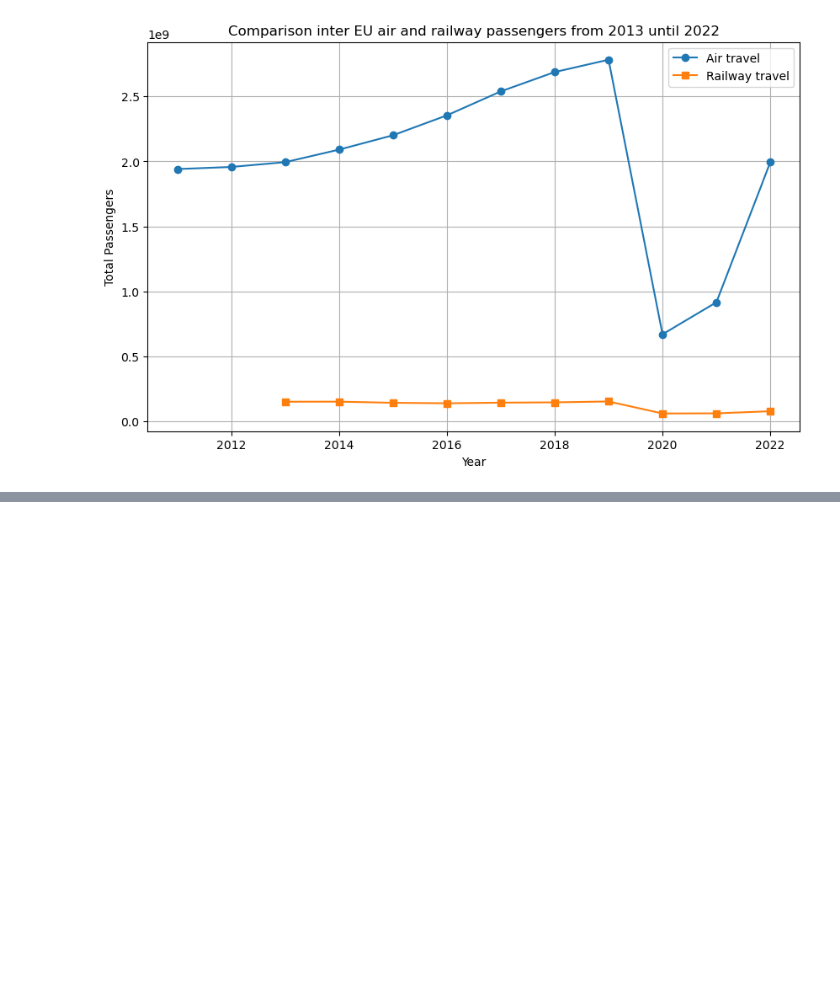
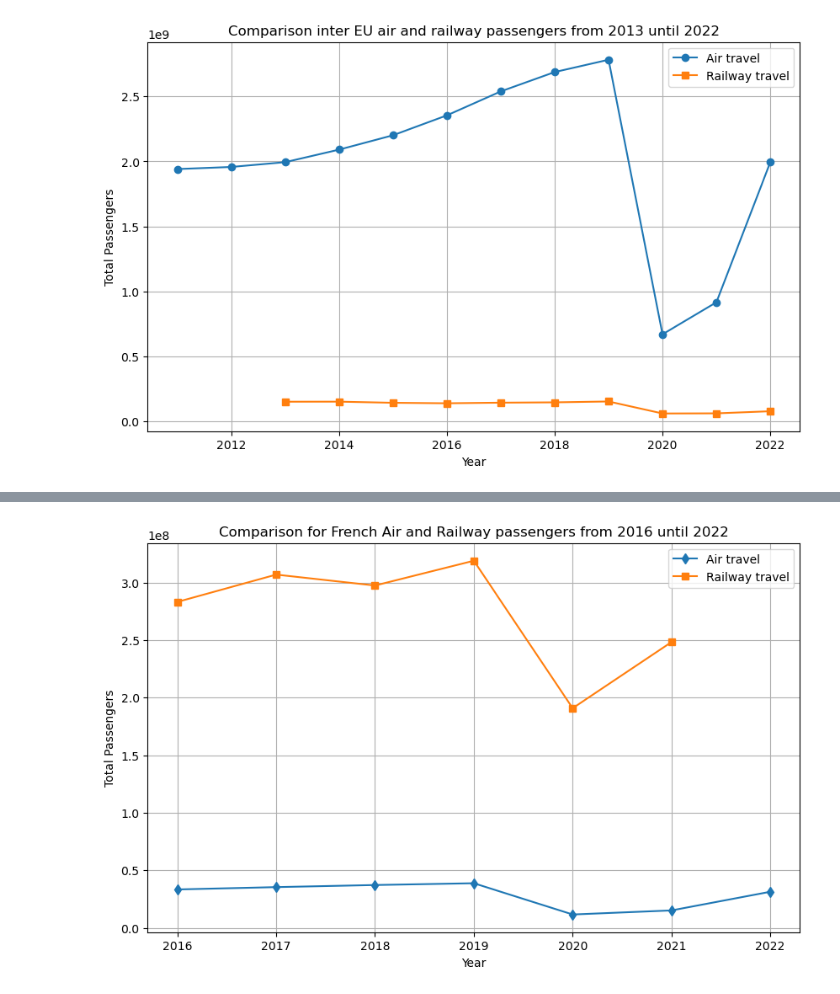
Before and after one commit to carolinemariew/Python-group-3, a Jupyter notebook: project_main.ipynb, the cells around one changed output, grey strips where cells are left out. Saved outputs shown, nothing was run; the diff lists cells and outputs as text; code cells hidden in the pictures; blank space fills up the shorter version.

Commit message:
France Analysis added

```diff
--- a/project_main.ipynb
+++ b/project_main.ipynb
@@ -129,0 +139,7 @@ plt.show()
+# %%
+path_rail = './Python-group-3/Datasets/rail_pa_speed_page_linear.csv'
+with open(path_rail, 'rb') as rawdata:
+ result = chardet.detect(rawdata.read(100000))
+result
+df = pd.read_csv(path_rail, encoding ='Windows-1252')
+df
@@ -129,0 +160,7 @@ plt.show()
+# %%
+path_air = './Python-group-3/Datasets/Air_transport_of_passengers_by_country.csv'
+with open(path_air, 'rb') as rawdata:
+ result = chardet.detect(rawdata.read(100000))
+result
+dh = pd.read_csv(path_air, encoding ='Windows-1252')
+dh
@@ -129,0 +181,3 @@ plt.show()
+# %%
+rail = df[df['geo']=="FR"] # the rail data in particular to France is taken from the main dataset
+rail
@@ -129,0 +192,5 @@ plt.show()
+# %%
+air_n = dh[dh['geo']=="FR"]  # similarly, air dataset for particularly France is taken
+air = air_n[air_n['TIME_PERIOD']>2015] # To keep synchronisation data from 2015 is taken
+air['WITHIN_FRANCE'] = air['OBS_VALUE'] * 0.23 # As per the data from European Union, an approximate of 23% of the all air travel is occuring within the nation, that is the domestic flights
+air
@@ -129,0 +210,15 @@ plt.show()
+# %%
+fig, ax = plt.subplots(figsize=(10, 6))
+
+ax.plot(air['TIME_PERIOD'], air['WITHIN_FRANCE'], label='Air travel', marker='d')  # Both the Air travel and Train travel are compared for France.
+ax.plot(rail['TIME_PERIOD'], rail['OBS_VALUE'], label='Railway travel', marker='s') # France is taken specifically due to the presence of High Speed Railway Network in the Country which is competative to the air travel
+
+ax.set_xlabel('Year')
+ax.set_ylabel('Total Passengers')
+ax.set_title('Comparison for French Air and Railway passengers from 2016 until 2022')
+ax.grid(True)
+ax.legend()
+
+plt.show()
+# %% [output]
+[figure, added]
```
Also changed, not shown: parts of 5 cells of this notebook, 1 other file.
